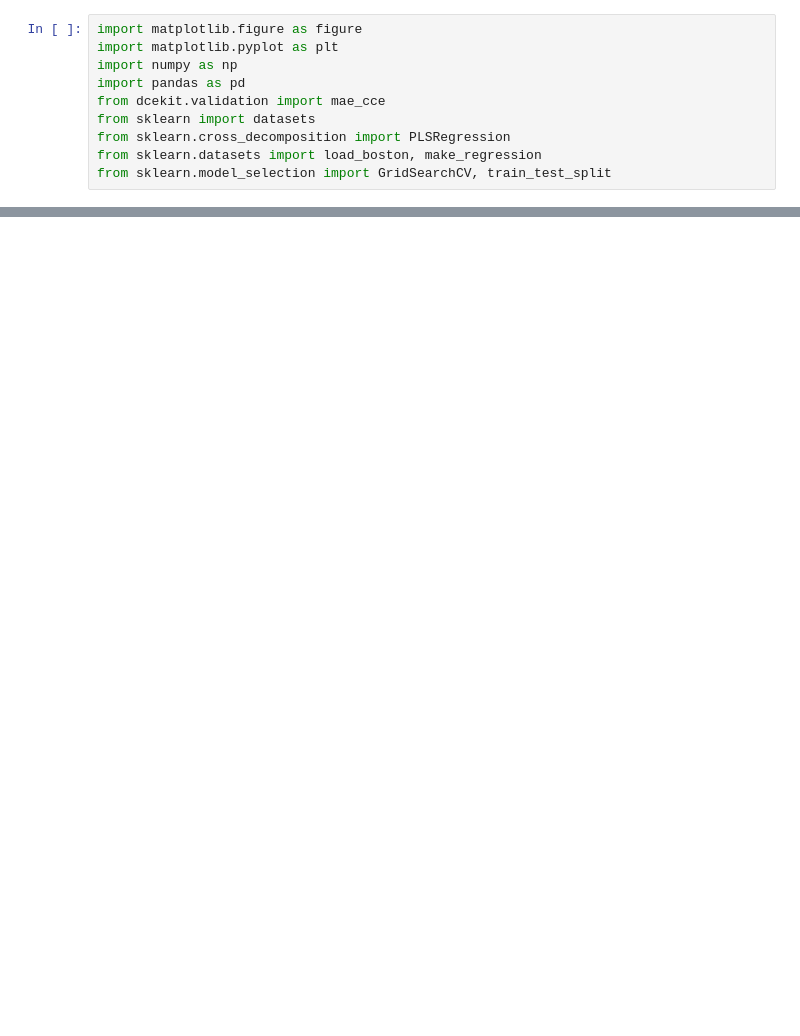
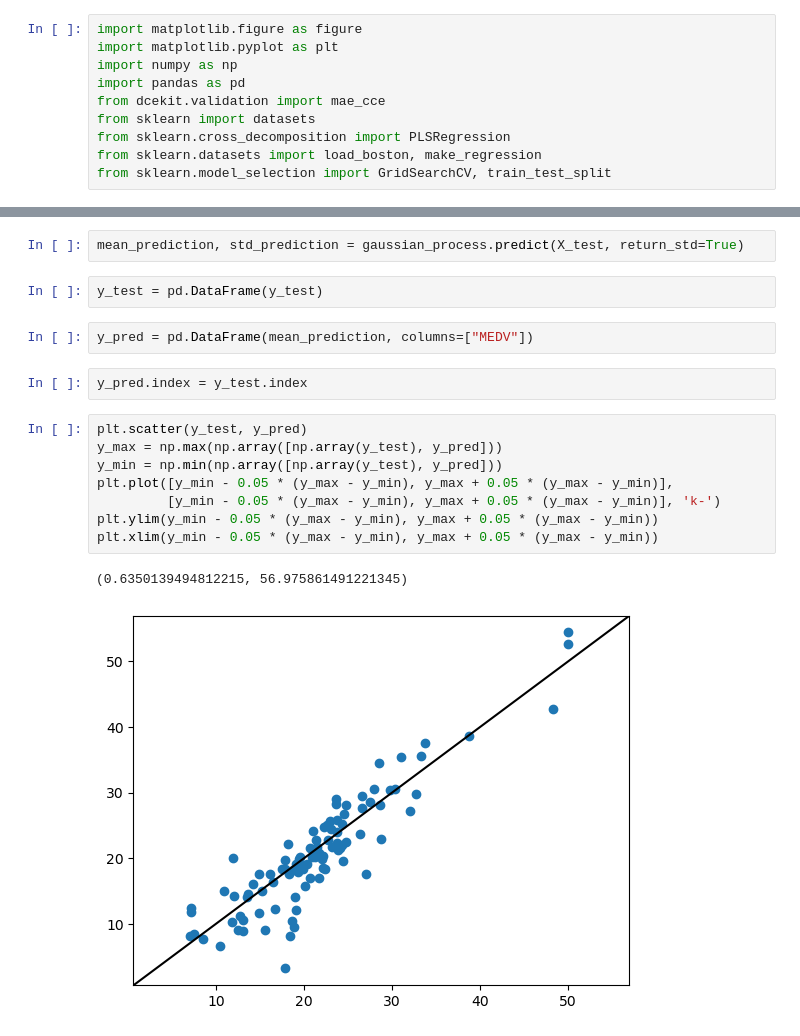
Before and after one commit to zakihir0/code, a Jupyter notebook: test.ipynb, the cells around one changed output, grey strips where cells are left out. Drawn from its saved outputs; the diff is of its cells as text; blank space fills up the shorter version.

```diff
--- a/test.ipynb
+++ b/test.ipynb
@@ -172,0 +376,19 @@ MAEp: 0.6865089734406576
+# %%
+mean_prediction, std_prediction = gaussian_process.predict(X_test, return_std=True)
+# %%
+y_test = pd.DataFrame(y_test)
+# %%
+y_pred = pd.DataFrame(mean_prediction, columns=["MEDV"])
+# %%
+y_pred.index = y_test.index
+# %%
+plt.scatter(y_test, y_pred)
+y_max = np.max(np.array([np.array(y_test), y_pred]))
+y_min = np.min(np.array([np.array(y_test), y_pred]))
+plt.plot([y_min - 0.05 * (y_max - y_min), y_max + 0.05 * (y_max - y_min)],
+         [y_min - 0.05 * (y_max - y_min), y_max + 0.05 * (y_max - y_min)], 'k-')
+plt.ylim(y_min - 0.05 * (y_max - y_min), y_max + 0.05 * (y_max - y_min))
+plt.xlim(y_min - 0.05 * (y_max - y_min), y_max + 0.05 * (y_max - y_min))
+# %% [output]
+(0.6350139494812215, 56.975861491221345)
+[figure, added]
```
Also changed, not shown: parts of 16 cells of this notebook.
